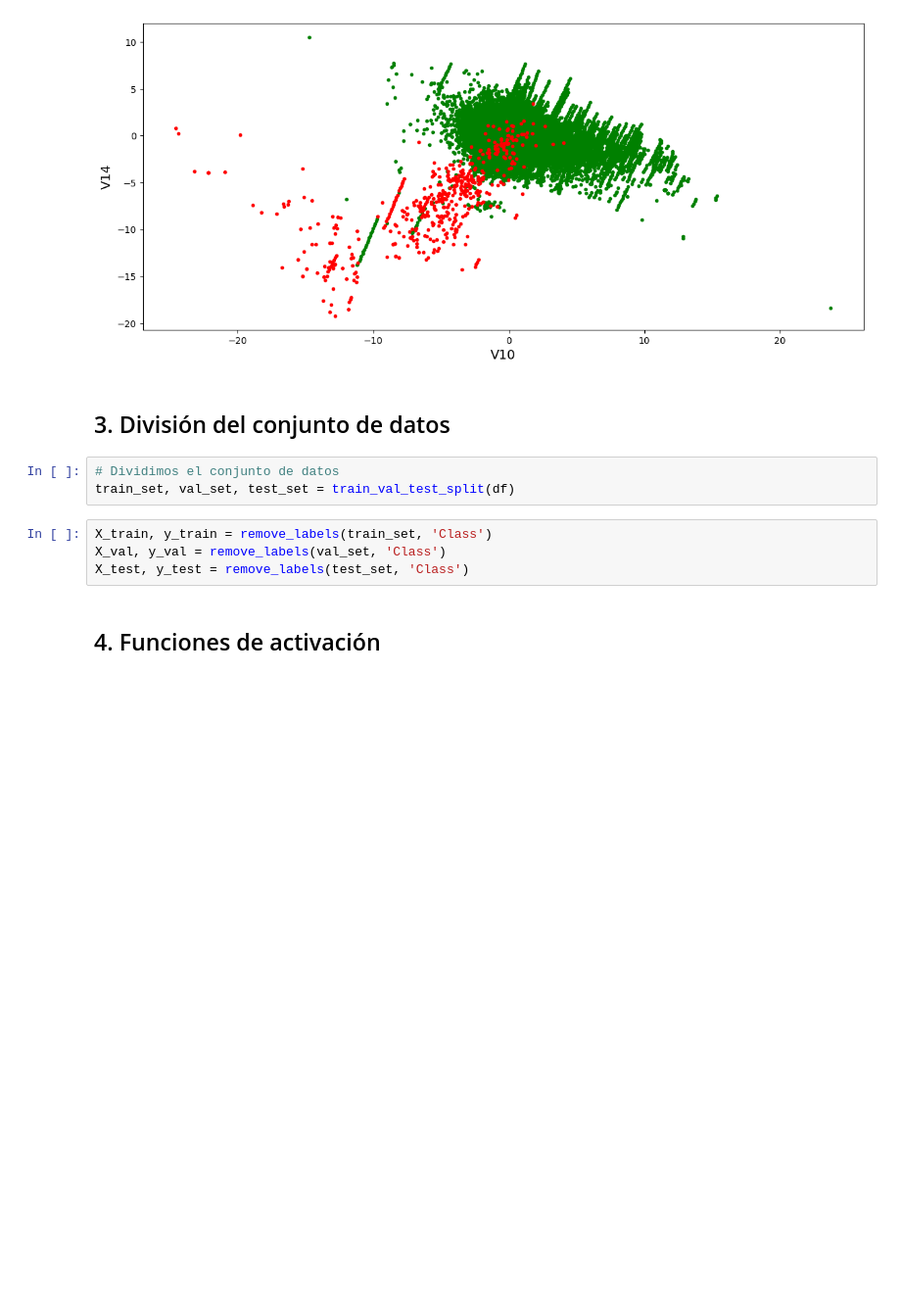
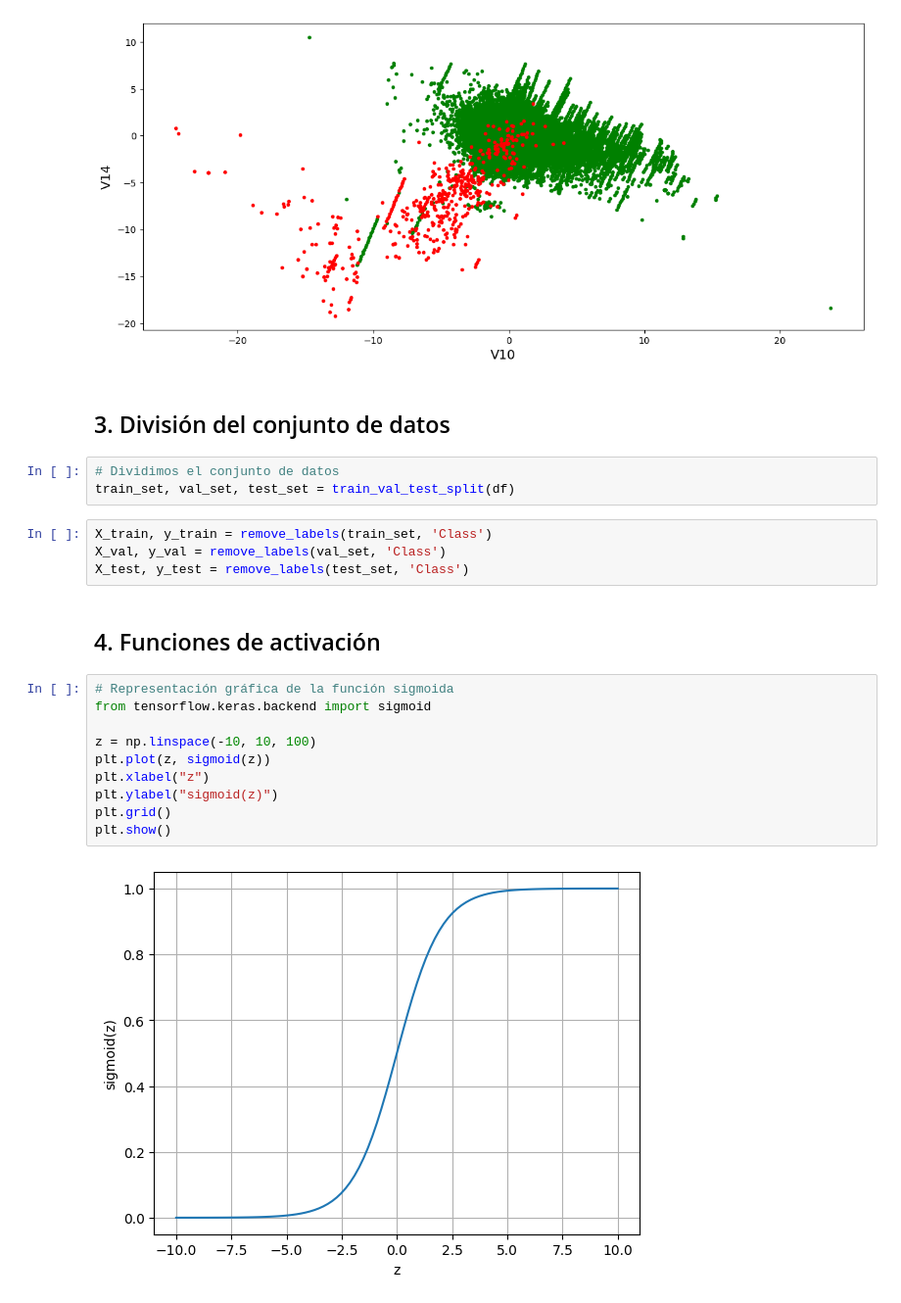
Before and after one commit to LuisPerdomo123/Inteligencia-Computacional, a Jupyter notebook: Funciones_de_activacion_Caso_practico_I.ipynb, the cells around one changed output. Shown at 98% size. Cells and saved outputs as stored; diff of their text form; blank space fills up the shorter version.

```diff
--- a/Funciones_de_activacion_Caso_practico_I.ipynb
+++ b/Funciones_de_activacion_Caso_practico_I.ipynb
@@ -97,3 +97,15 @@ X_val, y_val = remove_labels(val_set, 'Class')
 X_test, y_test = remove_labels(test_set, 'Class')
 # %% [markdown]
 ## 4. Funciones de activación
+# %%
+# Representación gráfica de la función sigmoida
+from tensorflow.keras.backend import sigmoid
+
+z = np.linspace(-10, 10, 100)
+plt.plot(z, sigmoid(z))
+plt.xlabel("z")
+plt.ylabel("sigmoid(z)")
+plt.grid()
+plt.show()
+# %% [output]
+[figure, added]
```
Also changed, not shown: parts of 16 cells of this notebook.
